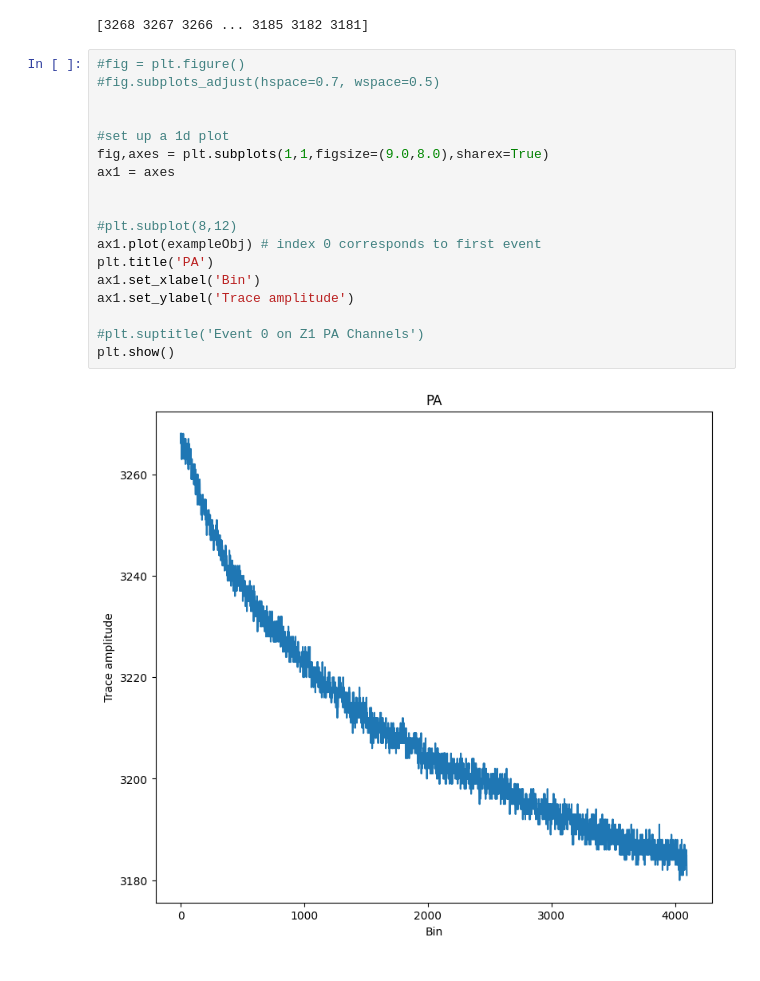
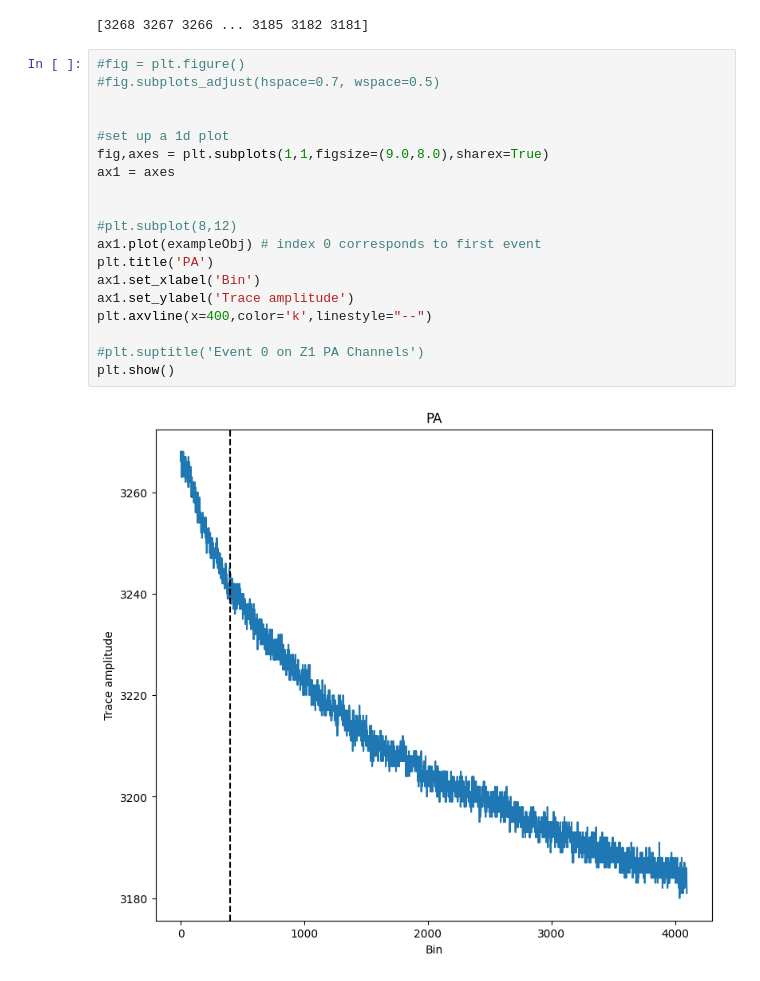
Before and after one commit to villano-lab/R76Analysis, a Jupyter notebook: example_scripts/readback_test.ipynb, the cells around one changed output. Saved outputs shown, nothing was run; the diff lists cells and outputs as text.

```diff
--- a/example_scripts/readback_test.ipynb
+++ b/example_scripts/readback_test.ipynb
@@ -29,20 +29,21 @@ print(exampleObj)
 # %%
 #fig = plt.figure()
 #fig.subplots_adjust(hspace=0.7, wspace=0.5)
 
 
 #set up a 1d plot
 fig,axes = plt.subplots(1,1,figsize=(9.0,8.0),sharex=True)
 ax1 = axes
 
 
 #plt.subplot(8,12)
 ax1.plot(exampleObj) # index 0 corresponds to first event
 plt.title('PA')
 ax1.set_xlabel('Bin')
 ax1.set_ylabel('Trace amplitude')
+plt.axvline(x=400,color='k',linestyle="--")
 
 #plt.suptitle('Event 0 on Z1 PA Channels')
 plt.show()
 # %% [output]
-[figure, old version]
+[figure, new version]
```
